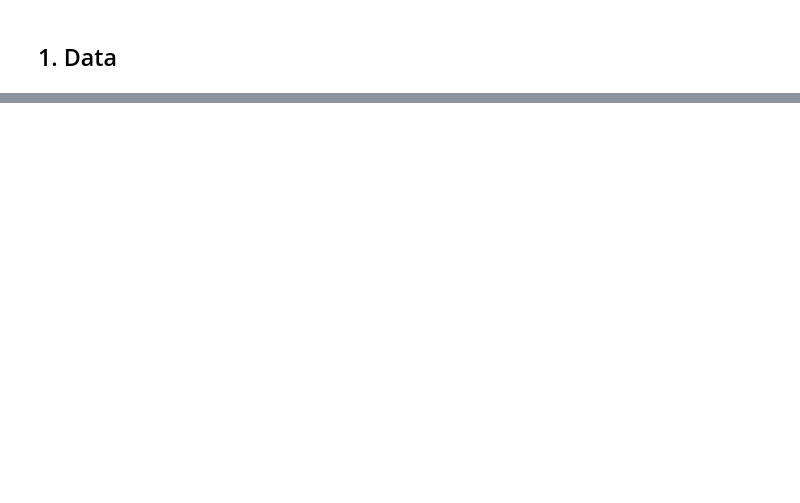
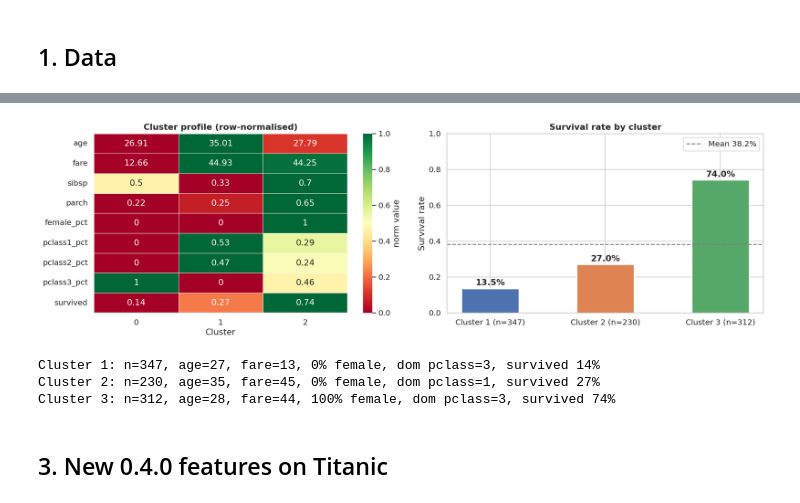
Before and after one commit to 4eshireCat/forest_clustering, a Jupyter notebook: notebooks/01_titanic_demo.ipynb, the cells around one changed output, grey strips where cells are left out. Drawn from its saved outputs; the diff is of its cells as text; code cells hidden in the pictures; blank space fills up the shorter version.

```diff
--- a/notebooks/01_titanic_demo.ipynb
+++ b/notebooks/01_titanic_demo.ipynb
@@ -456,0 +94,20 @@ print("KMeans/Agglomerative: labels change noticeably — centroids shifted by o
+# %%
+X_raw = df[FEATURE_COLS]
+t0 = time.perf_counter()
+fc = ForestClusterer(
+    n_iterations=300,
+    n_bins=3,
+    quantile_cuts=True,
+    n_clusters=3,              # default KMeans internally — no explicit clusterer=
+    corr_threshold=0.9,
+    random_state=42,
+)
+fc_labels = fc.fit_predict(X_raw)
+fc_time = time.perf_counter() - t0
+df['fc_cluster'] = fc_labels
+print(f"Time: {fc_time:.2f}s")
+print()
+print("Feature weights (1/G for correlated groups):")
+for col, w in zip(FEATURE_COLS, fc.feature_weights_):
+    bar = '█' * int(w * 10)
+    print(f" {col:10s} {w:.3f} {bar}")
@@ -456,0 +159,56 @@ print("KMeans/Agglomerative: labels change noticeably — centroids shifted by o
+# %%
+# Cluster profile
+profile = df.groupby('fc_cluster').agg(
+    age=('age', 'mean'),
+    fare=('fare', 'mean'),
+    sibsp=('sibsp', 'mean'),
+    parch=('parch', 'mean'),
+    female_pct=('sex', lambda x: (x == 'female').mean()),
+    pclass1_pct=('pclass', lambda x: (x == 1).mean()),
+    pclass2_pct=('pclass', lambda x: (x == 2).mean()),
+    pclass3_pct=('pclass', lambda x: (x == 3).mean()),
+    survived=('survived', 'mean'),
+    n=('age', 'count'),
+)
+fig, axes = plt.subplots(1, 2, figsize=(16, 5))
+# Normalised heatmap
+profile_heat = profile.drop('n', axis=1)
+profile_norm = (profile_heat - profile_heat.min()) / (profile_heat.max() - profile_heat.min() + 1e-9)
+sns.heatmap(profile_norm.T, annot=profile_heat.T.round(2), fmt='g',
+            cmap='RdYlGn', ax=axes[0], linewidths=0.5, cbar_kws={'label': 'norm value'})
+axes[0].set_title('Cluster profile (row-normalised)', fontweight='bold')
+axes[0].set_xlabel('Cluster')
+# Survival rate and cluster sizes
+bottom_ax = axes[1]
+cluster_ids = sorted(np.unique(fc_labels))
+survived = [profile.loc[cl, 'survived'] for cl in cluster_ids]
+sizes = [profile.loc[cl, 'n'] for cl in cluster_ids]
+bars = bottom_ax.bar(
+    [f'Cluster {cl+1} (n={int(n)})' for cl, n in zip(cluster_ids, sizes)],
+    survived,
+    color=[PALETTE[cl] for cl in cluster_ids],
+    edgecolor='white', linewidth=1.5, width=0.5,
+)
+for bar, val in zip(bars, survived):
+    bottom_ax.text(bar.get_x() + bar.get_width()/2, bar.get_height() + 0.01,
+                   f'{val:.1%}', ha='center', va='bottom', fontweight='bold')
+bottom_ax.set_ylim(0, 1)
+bottom_ax.set_ylabel('Survival rate')
+bottom_ax.set_title('Survival rate by cluster', fontweight='bold')
+bottom_ax.axhline(df['survived'].mean(), color='gray', ls='--', label=f'Mean {df["survived"].mean():.1%}')
+bottom_ax.legend()
+plt.tight_layout()
+plt.show()
+print()
+for cl in cluster_ids:
+    row = profile.loc[cl]
+    dom_pclass = max([1,2,3], key=lambda p: row[f'pclass{p}_pct'])
+    print(f"Cluster {cl+1}: n={int(row['n'])}, age={row['age']:.0f}, fare={row['fare']:.0f}, "
+          f"{row['female_pct']:.0%} female, dom pclass={dom_pclass}, survived {row['survived']:.0%}")
+# %% [output]
+[figure, added]
+Cluster 1: n=347, age=27, fare=13, 0% female, dom pclass=3, survived 14%
+Cluster 2: n=230, age=35, fare=45, 0% female, dom pclass=1, survived 27%
+Cluster 3: n=312, age=28, fare=44, 100% female, dom pclass=3, survived 74%
+# %% [markdown]
+## 3. New 0.4.0 features on Titanic
```
Also changed, not shown: parts of 39 cells of this notebook, 43 other files.
